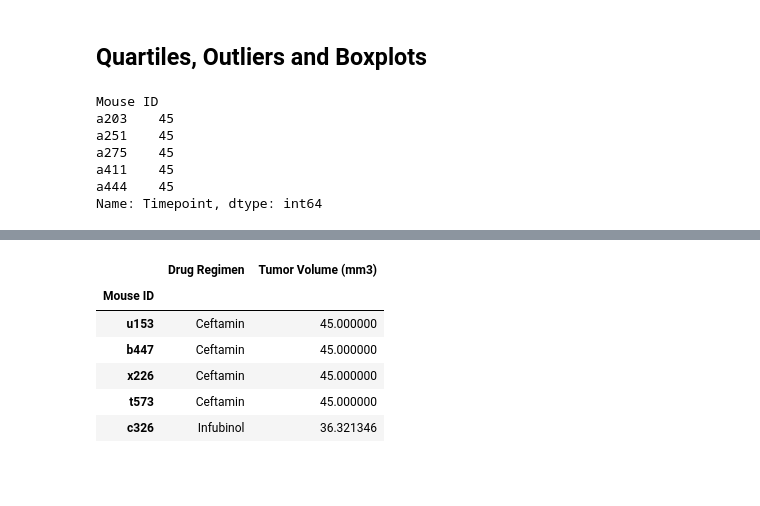
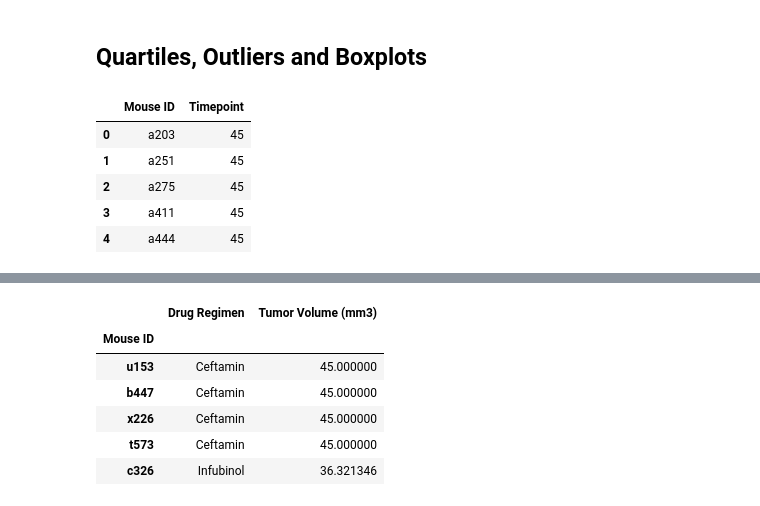
Before and after one commit to wpj174/matplotlib-challenge, a Jupyter notebook: pymaceuticals.ipynb, the cells around one changed output, grey strips where cells are left out. Drawn from its saved outputs; the diff is of its cells as text; code cells hidden in the pictures; blank space fills up the shorter version.

```diff
--- a/pymaceuticals.ipynb
+++ b/pymaceuticals.ipynb
@@ -424,25 +424,31 @@ plt.show()
 # %%
 # Calculate the final tumor volume of each mouse across four of the treatment regimens:
 # Capomulin, Ramicane, Infubinol, and Ceftamin
+finalists = ['Capomulin', 'Ramicane', 'Infubinol', 'Ceftamin']
 
 # set drug regimen as index and drop associated regimens while only keeping Capomulin, Ramicane, Infubinol, and Ceftamin
-
+study_data_CRIC = study_data_clean.loc[study_data_clean['Drug Regimen'].isin(finalists)]
+study_data_CRIC.set_index(['Drug Regimen'])
+#study_data_CRIC.value_counts('Drug Regimen')
 
 # isolated view of just capomulin for later use
-
+study_data_Cap = study_data_CRIC.loc[study_data_CRIC['Drug Regimen'] == 'Capomulin']
+#study_data_Cap
 
 # Reset index so drug regimen column persists after inner merge
 
 
 # get mouse count per drug
 
 
 # Start by getting the last (greatest) timepoint for each mouse
+last_time = study_data_CRIC.groupby('Mouse ID')['Timepoint'].max()
+last_time = last_time.reset_index()
+last_time.head()
 # %% [output]
-Mouse ID
-a203    45
-a251    45
-a275    45
-a411    45
-a444    45
-Name: Timepoint, dtype: int64
+|  | Mouse ID | Timepoint |
+| 0 | a203 | 45 |
+| 1 | a251 | 45 |
+| 2 | a275 | 45 |
+| 3 | a411 | 45 |
+| 4 | a444 | 45 |
```
Also changed, not shown: parts of 2 cells of this notebook, 1 other file.
